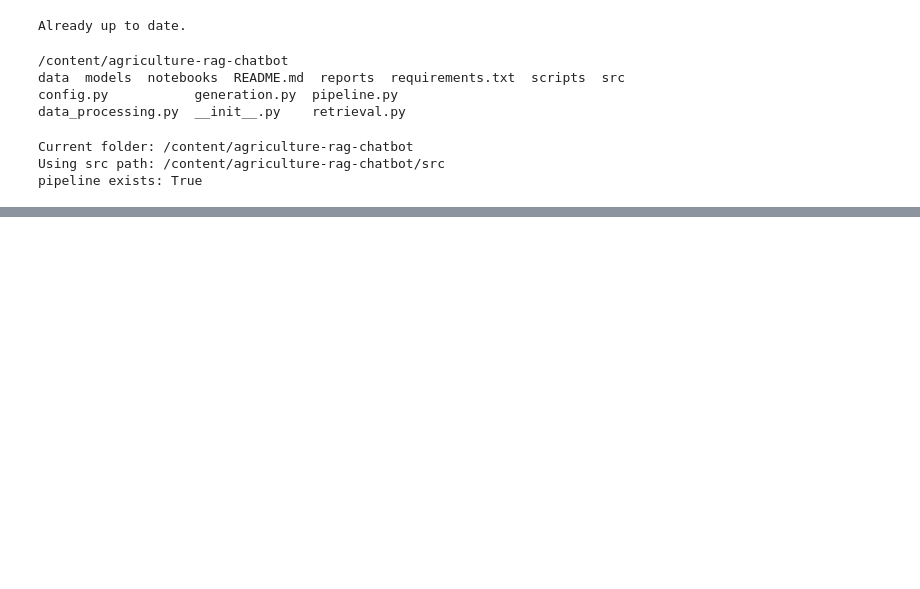
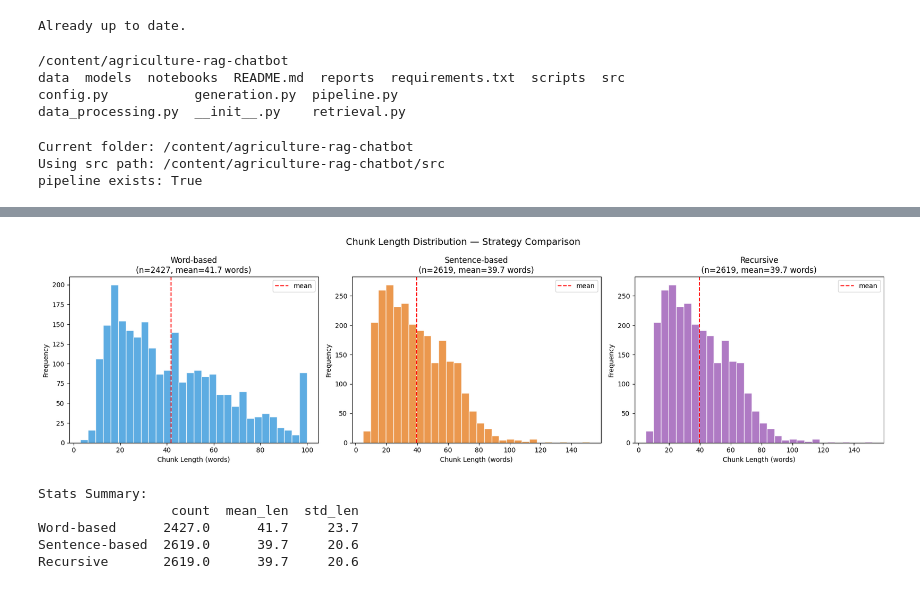
Before and after one commit to Prathameshkadam1998/agriculture-rag-chatbot, a Jupyter notebook: notebooks/00_agriculture_rag_from_scratch.ipynb, the cells around one changed output, grey strips where cells are left out. Drawn from its saved outputs; the diff is of its cells as text; code cells hidden in the pictures; blank space fills up the shorter version.

```diff
--- a/notebooks/00_agriculture_rag_from_scratch.ipynb
+++ b/notebooks/00_agriculture_rag_from_scratch.ipynb
@@ -127,0 +525,38 @@ np.random.seed(42)
+# %%
+# Visualise chunk length distributions
+fig, axes = plt.subplots(1, 3, figsize=(18, 5))
+strategies = [
+    (chunks_word, 'Word-based', '#3498db'),
+    (chunks_sentence, 'Sentence-based', '#e67e22'),
+    (chunks_recursive, 'Recursive', '#9b59b6'),
+]
+
+chunk_stats = {}
+for ax, (chunks, name, color) in zip(axes, strategies):
+    lengths = [len(c.split()) for c in chunks]
+    chunk_stats[name] = {
+        'count': len(chunks),
+        'mean_len': round(np.mean(lengths), 1),
+        'std_len': round(np.std(lengths), 1),
+    }
+    ax.hist(lengths, bins=30, color=color, alpha=0.8, edgecolor='white')
+    ax.set_title(f'{name}\n(n={len(chunks)}, mean={chunk_stats[name]["mean_len"]} words)')
+    ax.set_xlabel('Chunk Length (words)')
+    ax.set_ylabel('Frequency')
+    ax.axvline(np.mean(lengths), color='red', linestyle='--', label='mean')
+    ax.legend()
+
+plt.suptitle('Chunk Length Distribution — Strategy Comparison', fontsize=14)
+plt.tight_layout()
+plt.savefig('chunking_comparison.png', dpi=150, bbox_inches='tight')
+plt.show()
+
+print("\nStats Summary:")
+print(pd.DataFrame(chunk_stats).T)
+# %% [output]
+[figure, added]
+Stats Summary:
+                 count  mean_len  std_len
+Word-based      2427.0      41.7     23.7
+Sentence-based  2619.0      39.7     20.6
+Recursive       2619.0      39.7     20.6
```
Also changed, not shown: parts of 48 cells of this notebook.
